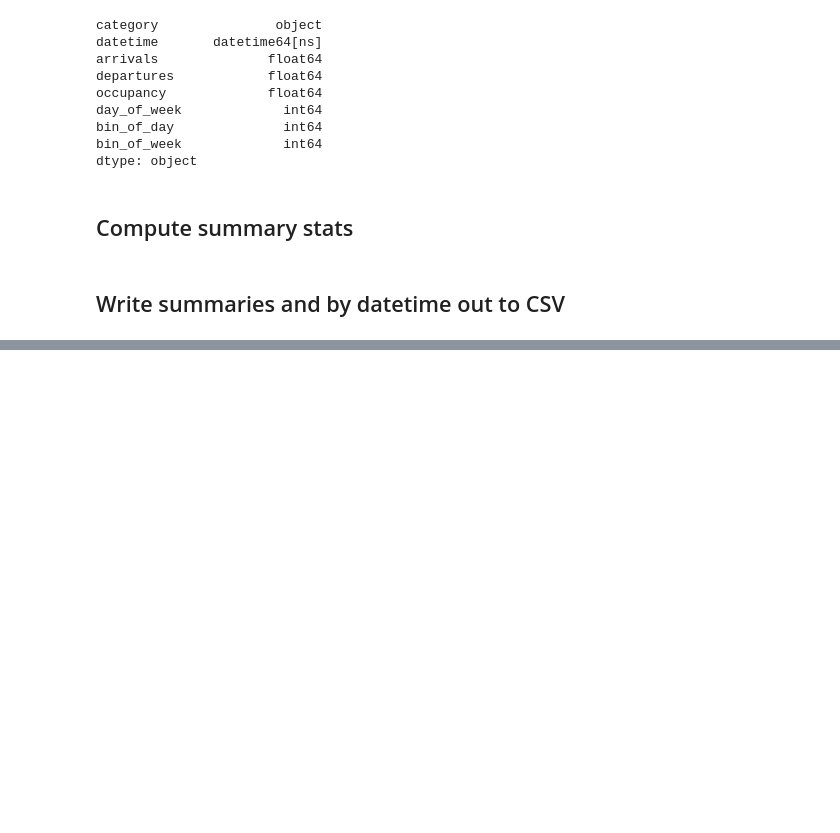
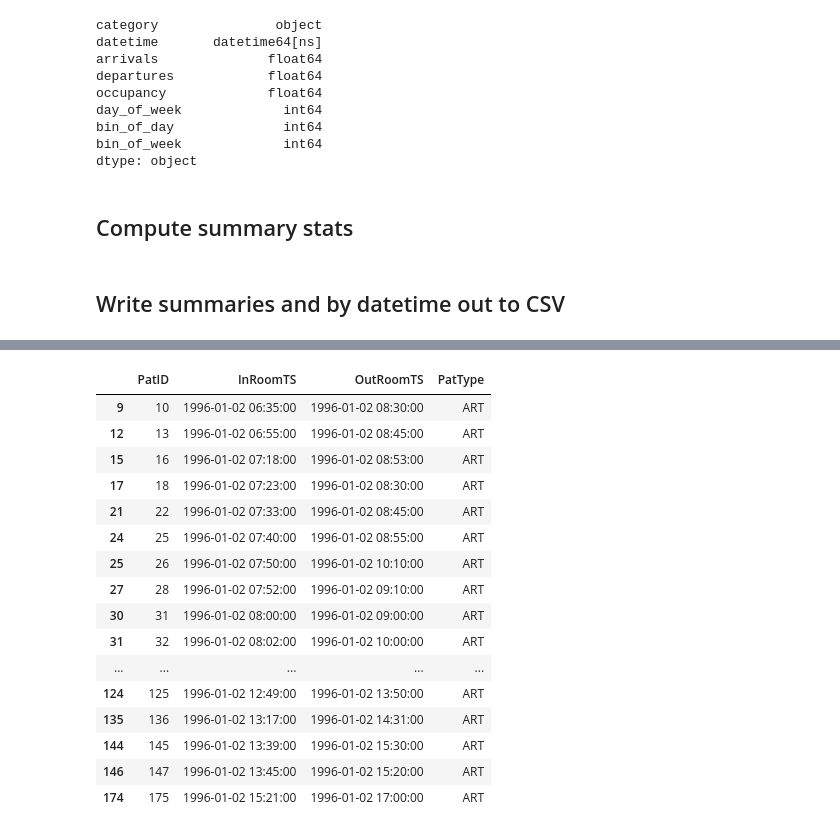
Before and after one commit to misken/hillmaker, a Jupyter notebook: hillmaker/hillPyTesting-Core.ipynb, the cells around one changed output, grey strips where cells are left out. Cells and saved outputs as stored; diff of their text form; code cells hidden in the pictures; blank space fills up the shorter version.

```diff
--- a/hillmaker/hillPyTesting-Core.ipynb
+++ b/hillmaker/hillPyTesting-Core.ipynb
@@ -121,0 +136,3 @@ dep_stats_summary.to_csv(file_dep_csv)
+# %%
+ts = pd.Timestamp('19960103 00:00:00')
+print(ts)
@@ -121,0 +141,2 @@ dep_stats_summary.to_csv(file_dep_csv)
+# %%
+df_ART = df[(df.PatType == 'ART') & (df.InRoomTS < ts)]
@@ -121,0 +155,20 @@ dep_stats_summary.to_csv(file_dep_csv)
+# %%
+df_ART
+# %% [output]
+|  | PatID | InRoomTS | OutRoomTS | PatType |
+| 9 | 10 | 1996-01-02 06:35:00 | 1996-01-02 08:30:00 | ART |
+| 12 | 13 | 1996-01-02 06:55:00 | 1996-01-02 08:45:00 | ART |
+| 15 | 16 | 1996-01-02 07:18:00 | 1996-01-02 08:53:00 | ART |
+| 17 | 18 | 1996-01-02 07:23:00 | 1996-01-02 08:30:00 | ART |
+| 21 | 22 | 1996-01-02 07:33:00 | 1996-01-02 08:45:00 | ART |
+| 24 | 25 | 1996-01-02 07:40:00 | 1996-01-02 08:55:00 | ART |
+| 25 | 26 | 1996-01-02 07:50:00 | 1996-01-02 10:10:00 | ART |
+| 27 | 28 | 1996-01-02 07:52:00 | 1996-01-02 09:10:00 | ART |
+| 30 | 31 | 1996-01-02 08:00:00 | 1996-01-02 09:00:00 | ART |
+| 31 | 32 | 1996-01-02 08:02:00 | 1996-01-02 10:00:00 | ART |
+| ... | ... | ... | ... | ... |
+| 124 | 125 | 1996-01-02 12:49:00 | 1996-01-02 13:50:00 | ART |
+| 135 | 136 | 1996-01-02 13:17:00 | 1996-01-02 14:31:00 | ART |
+| 144 | 145 | 1996-01-02 13:39:00 | 1996-01-02 15:30:00 | ART |
+| 146 | 147 | 1996-01-02 13:45:00 | 1996-01-02 15:20:00 | ART |
+| 174 | 175 | 1996-01-02 15:21:00 | 1996-01-02 17:00:00 | ART |
```
Also changed, not shown: parts of 9 cells of this notebook, 2 other files.
